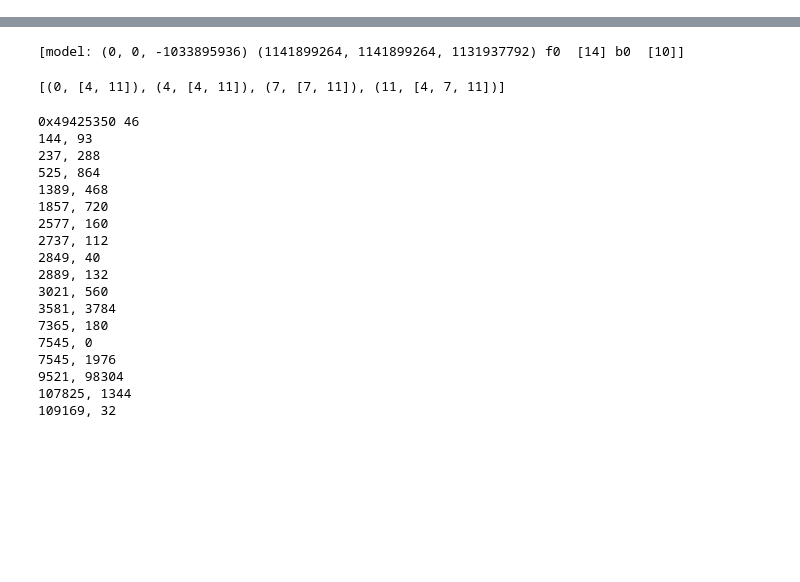
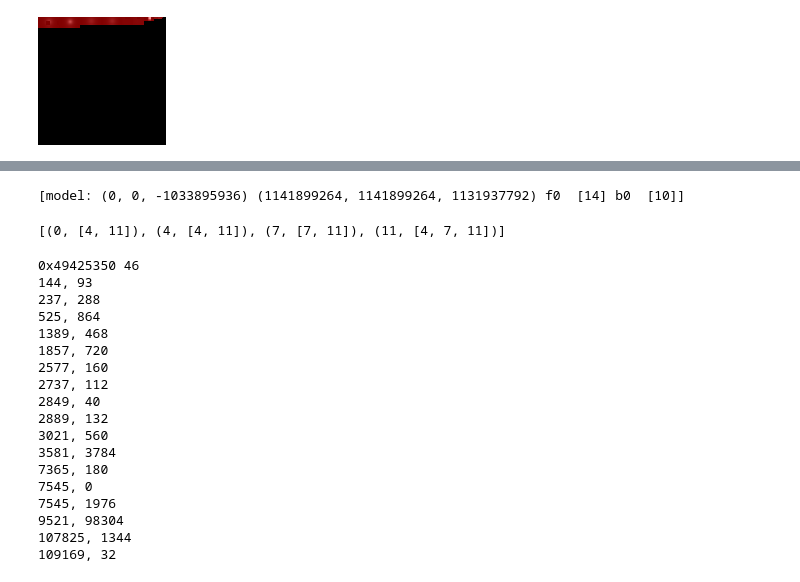
Before and after one commit to rantrave-git/bsp-tool, a Jupyter notebook: bsp.ipynb, the cells around one changed output, grey strips where cells are left out. Drawn from its saved outputs; the diff is of its cells as text; code cells hidden in the pictures; blank space fills up the shorter version.

```diff
--- a/bsp.ipynb
+++ b/bsp.ipynb
@@ -49,0 +436,2 @@ bsp.textures
+# %%
+bsp = clone.clone()
@@ -49,0 +539,9 @@ bsp.textures
+# %%
+import PIL
+import numpy as np
+def save_lm(img_data):
+    return Image.fromarray(np.array(img_data, dtype='uint8').reshape((128, 128, 3)))
+# %%
+save_lm(bsp.lightmaps[0].map)
+# %% [output]
+[figure, added]
```
Also changed, not shown: parts of 69 cells of this notebook, 56 other files.
